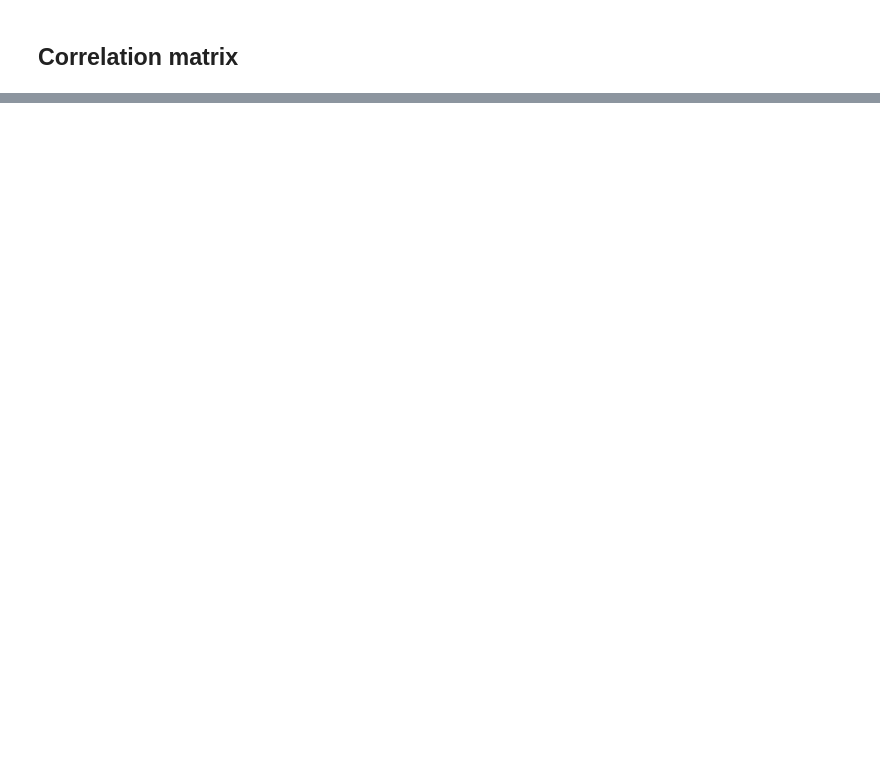
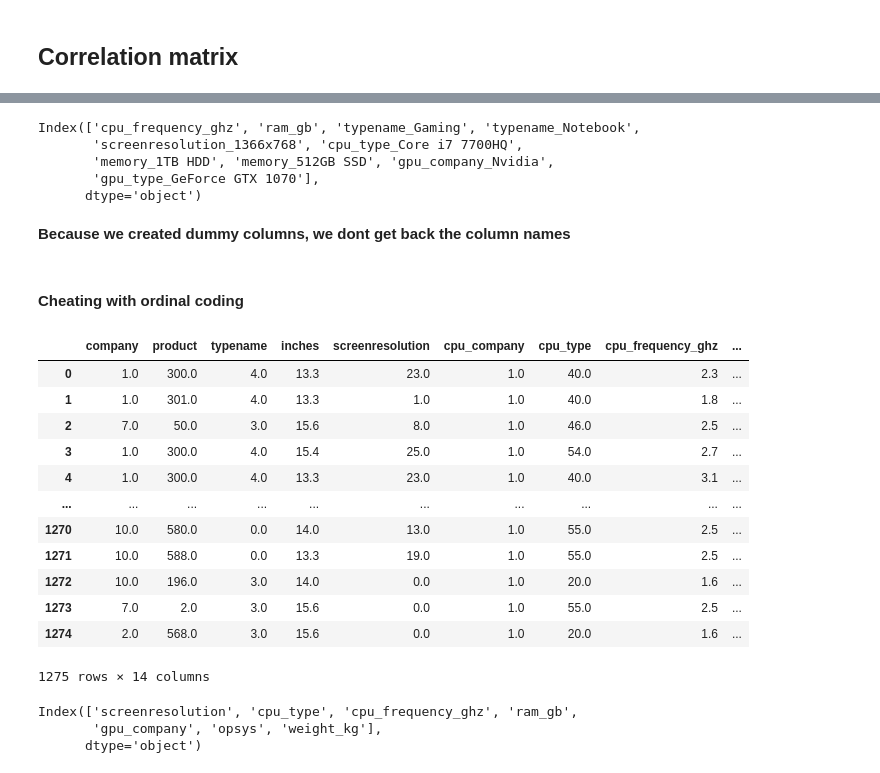
Before and after one commit to urosgodnov/BigData, a Jupyter notebook: Machine_Learning_with_Python_3_Feature_selection.ipynb, the cells around one changed output, grey strips where cells are left out. Drawn from its saved outputs; the diff is of its cells as text; code cells hidden in the pictures; blank space fills up the shorter version.

```diff
--- a/Machine_Learning_with_Python_3_Feature_selection.ipynb
+++ b/Machine_Learning_with_Python_3_Feature_selection.ipynb
@@ -57,0 +177,7 @@ memory usage: 149.5+ KB
+# %%
+y = df['price_euro']
+
+X = df.drop('price_euro', axis=1)
+## get_dummies is similiar to one-code
+X_dummies = pd.get_dummies(X)
+X_dummies.head()
@@ -57,0 +213,66 @@ memory usage: 149.5+ KB
+# %%
+selector = SelectKBest(score_func=f_regression, k=10)  # Select top 10 features
+
+# Fit the selector to the data
+X_new = selector.fit_transform(X_scaled, y)
+
+# Get the boolean mask of selected features
+mask = selector.get_support()
+
+# Get the list of selected feature names
+selected_features = X.columns[mask]
+
+selected_features
+# %% [output]
+Index(['cpu_frequency_ghz', 'ram_gb', 'typename_Gaming', 'typename_Notebook',
+       'screenresolution_1366x768', 'cpu_type_Core i7 7700HQ',
+       'memory_1TB HDD', 'memory_512GB SSD', 'gpu_company_Nvidia',
+       'gpu_type_GeForce GTX 1070'],
+      dtype='object')
+# %% [markdown]
+**Because we created dummy columns, we dont get back the column names**
+# %% [markdown]
+#### Cheating with ordinal coding
+# %%
+from sklearn.preprocessing import OrdinalEncoder
+
+categorical_cols=df.select_dtypes(include='object').columns
+
+ordinal_encoder = OrdinalEncoder()
+
+X_encoded = X.copy()
+
+X_encoded[categorical_cols] = ordinal_encoder.fit_transform(X[categorical_cols])
+
+X_encoded
+# %% [output]
+|  | company | product | typename | inches | screenresolution | cpu_company | cpu_type | cpu_frequency_ghz | ... |
+| 0 | 1.0 | 300.0 | 4.0 | 13.3 | 23.0 | 1.0 | 40.0 | 2.3 | ... |
+| 1 | 1.0 | 301.0 | 4.0 | 13.3 | 1.0 | 1.0 | 40.0 | 1.8 | ... |
+| 2 | 7.0 | 50.0 | 3.0 | 15.6 | 8.0 | 1.0 | 46.0 | 2.5 | ... |
+| 3 | 1.0 | 300.0 | 4.0 | 15.4 | 25.0 | 1.0 | 54.0 | 2.7 | ... |
+| 4 | 1.0 | 300.0 | 4.0 | 13.3 | 23.0 | 1.0 | 40.0 | 3.1 | ... |
+| ... | ... | ... | ... | ... | ... | ... | ... | ... | ... |
+| 1270 | 10.0 | 580.0 | 0.0 | 14.0 | 13.0 | 1.0 | 55.0 | 2.5 | ... |
+| 1271 | 10.0 | 588.0 | 0.0 | 13.3 | 19.0 | 1.0 | 55.0 | 2.5 | ... |
+| 1272 | 10.0 | 196.0 | 3.0 | 14.0 | 0.0 | 1.0 | 20.0 | 1.6 | ... |
+| 1273 | 7.0 | 2.0 | 3.0 | 15.6 | 0.0 | 1.0 | 55.0 | 2.5 | ... |
+| 1274 | 2.0 | 568.0 | 3.0 | 15.6 | 0.0 | 1.0 | 20.0 | 1.6 | ... |
+1275 rows × 14 columns
+# %%
+selector = SelectKBest(score_func=f_regression, k=7)
+
+X_new = selector.fit_transform(X_encoded, y)
+
+
+# Get the boolean mask of selected features
+mask = selector.get_support()
+
+# Get the list of selected feature names
+selected_features = X.columns[mask]
+
+selected_features
+# %% [output]
+Index(['screenresolution', 'cpu_type', 'cpu_frequency_ghz', 'ram_gb',
+       'gpu_company', 'opsys', 'weight_kg'],
+      dtype='object')
```
Also changed, not shown: parts of 31 cells of this notebook.
